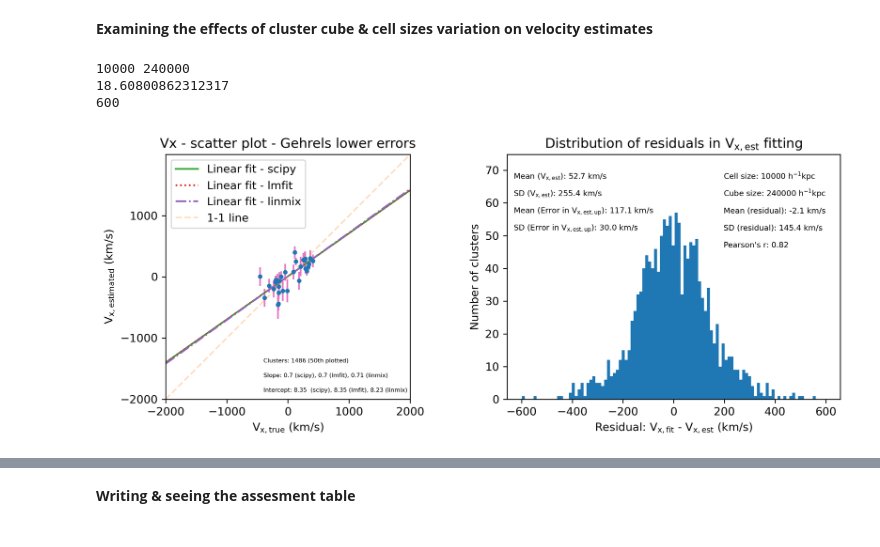
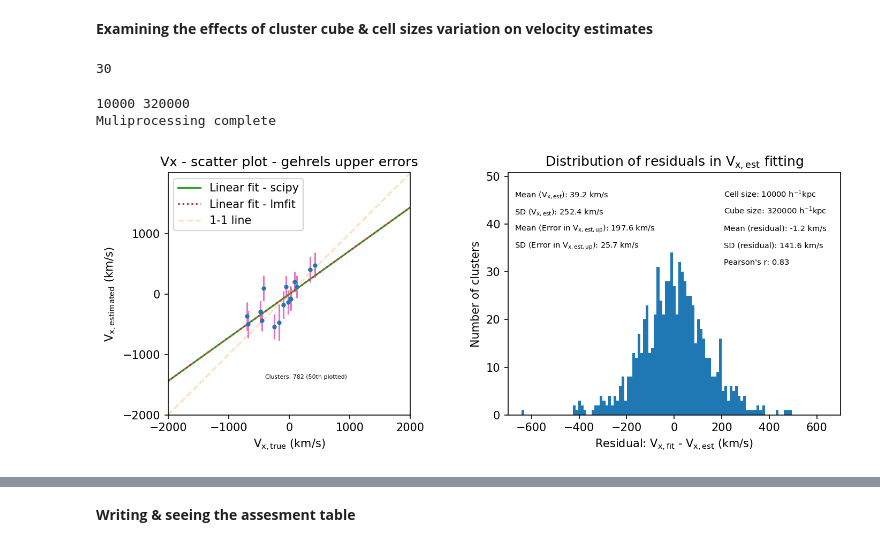
Before and after one commit to awaismirza92/velocity-reconstruction-and-kinetic-SZ, a Jupyter notebook: codes/velocity-reconstruction-orig-sim-box.ipynb, the cells around one changed output, grey strips where cells are left out. Drawn from its saved outputs; the diff is of its cells as text; code cells hidden in the pictures.

```diff
--- a/codes/velocity-reconstruction-orig-sim-box.ipynb
+++ b/codes/velocity-reconstruction-orig-sim-box.ipynb
@@ -304,3 +370,11 @@ def vel_terms_calc(cell_size, clus_cube_size):
     numer_z = Rcell_z - Rclus_z
 
     return (dy_cubed, numer_x, numer_y, numer_z, denom)
+# %%
+dist = np.random.randint(10, size = (4,4,4))
+print(dist.size)
+mask = dist < 5
+print(mask)
+dist = dist[dist < 5]
+print(dist.size)
+print(dist)
@@ -654,7 +756,7 @@ def plotting_func(df_clusters_est_err, cell_size, clus_cube_size_actual, error_t
 
         param_x_lmfit = lmfit_func(df_clusters_est_err, df_clusters_est_err['vx_est_up_err[km/s]'])
 
-        param_x_linmix = linmix_func(df_clusters_est_err, df_clusters_est_err['vx_est_up_err[km/s]'])
+#         param_x_linmix = linmix_func(df_clusters_est_err, df_clusters_est_err['vx_est_up_err[km/s]'])
 
     if error_type == 'gehrels_low':
         plt.errorbar(df_clusters_est_err['vx[km/s]'][::cluster_jump], df_clusters_est_err['vx_est[km/s]'][::cluster_jump],
@@ -680,15 +782,15 @@ def plotting_func(df_clusters_est_err, cell_size, clus_cube_size_actual, error_t
     plt.plot(x_range, fit_func(x_range, *param_x_lmfit), label = 'Linear fit - lmfit', c = 'C3', ls = 'dotted')
 
 #     param_x_linmix = lm.chain['beta'][-500:].mean(), lm.chain['alpha'][-500:].mean()
-    plt.plot(x_range, fit_func(x_range, *param_x_linmix), label = 'Linear fit - linmix', c = 'C4', ls = 'dashdot')
+#     plt.plot(x_range, fit_func(x_range, *param_x_linmix), label = 'Linear fit - linmix', c = 'C4', ls = 'dashdot')
 
     plt.plot(x_range, x_range, label = '1-1 line', c = 'C1', alpha = 0.25, ls = 'dashed')
     plt.legend(loc = 'upper left')
 
-    plt.text(x_pos_text, 0.09, f'Slope: {param_x[0].round(2)} (scipy), {param_x_lmfit[0].round(2)} (lmfit), {param_x_linmix[0].round(2)} (linmix)',
-             transform=plt.gca().transAxes, fontsize = 0.75 * text_font_size)
-    plt.text(x_pos_text, 0.03, f'Intercept: {param_x[1].round(2)}  (scipy), {param_x_lmfit[1].round(2)} (lmfit), {param_x_linmix[1].round(2)} (linmix)',
-             transform=plt.gca().transAxes, fontsize = 0.75 * text_font_size)
+#     plt.text(x_pos_text, 0.09, f'Slope: {param_x[0].round(2)} (scipy), {param_x_lmfit[0].round(2)} (lmfit), {param_x_linmix[0].round(2)} (linmix)',
+#              transform=plt.gca().transAxes, fontsize = 0.75 * text_font_size)
+#     plt.text(x_pos_text, 0.03, f'Intercept: {param_x[1].round(2)}  (scipy), {param_x_lmfit[1].round(2)} (lmfit), {param_x_linmix[1].round(2)} (linmix)',
+#              transform=plt.gca().transAxes, fontsize = 0.75 * text_font_size)
 
 
     plt.subplot(1,2,2)
@@ -754,25 +856,29 @@ def plotting_func(df_clusters_est_err, cell_size, clus_cube_size_actual, error_t
     return residuals_x, param_x[0]
 # %% [markdown]
 **Examining the effects of cluster cube & cell sizes variation on velocity estimates**
+# %%
+print(cores)
+# %% [output]
+30
 # %%
 %%time
 cell_size = 10000                      #h^-1 kpc, size of pixel or cell
 
 cube_cell_size_assess = pd.DataFrame(columns=['Cell Size', 'Act Cube Size', 'Cube Size Set', 'Clusters', 'Mean - Vx', 'Mean - Vy',
                                               'Mean - Vz', 'SD - Vx', 'SD - Vy', 'SD - Vz', 'm - Vx', 'm - Vy', 'm - Vz', 'r - Vx',
-                                              'r - Vy','r - Vz'])
+                                              'r - Vx_cube', 'r - Vy', 'r - Vy_cube', 'r - Vz', 'r - Vz_cube'])
 
 cube_cell_size_assess_no_round = pd.DataFrame(columns=['Cell Size', 'Act Cube Size', 'Cube Size Set', 'Clusters', 'Mean - Vx', 'Mean - Vy',
                                               'Mean - Vz', 'SD - Vx', 'SD - Vy', 'SD - Vz', 'm - Vx', 'm - Vy', 'm - Vz', 'r - Vx',
-                                              'r - Vy','r - Vz'])
+                                              'r - Vx_cube', 'r - Vy', 'r - Vy_cube', 'r - Vz', 'r - Vz_cube'])
 # error_type = 'sq_root'
-# error_type = 'gehrels_up'
-error_type = 'gehrels_low'
+error_type = 'gehrels_up'
+# error_type = 'gehrels_low'
 
 prop_type = 'sigma_method'
 # prop_type = 'value_method'
 
-for clus_cube_size in [240000]:
+for clus_cube_size in [320000]:
     for cell_size in [10000]:
 
 # for clus_cube_size in [160000, 200000, 240000, 280000, 320000]:
@@ -791,6 +897,8 @@ for clus_cube_size in [240000]:
 
         df_clusters = edge_clus_remover(clus_cube_size)
 
+#         df_clusters = df_clusters.sample(n = 1, random_state = state, replace = False)
+
         delta_gal_mean = delta_gal_mean_func(cell_size)
 
         vel_terms = vel_terms_calc(cell_size, clus_cube_size)
@@ -803,11 +911,16 @@ for clus_cube_size in [240000]:
         pool = multi.Pool(processes = cores)
         v_est = pool.starmap(clus_velocity_calc, clus_param)
 
+        print('Muliprocessing complete')
+
         df_clusters_est_err = df_clusters.copy()
 
         df_clusters_est_err['vx_est[km/s]']     = [i[0] for i in v_est]
         df_clusters_est_err['vy_est[km/s]']     = [i[1] for i in v_est]
         df_clusters_est_err['vz_est[km/s]']     = [i[2] for i in v_est]
+        df_clusters_est_err['vx_est_cube[km/s]']     = [i[12] for i in v_est]
+        df_clusters_est_err['vy_est_cube[km/s]']     = [i[13] for i in v_est]
+        df_clusters_est_err['vz_est_cube[km/s]']     = [i[14] for i in v_est]
 #         df_clusters_est_err['vx_est_err[km/s]'] = [i[3] for i in v_est]
 #         df_clusters_est_err['vy_est_err[km/s]'] = [i[4] for i in v_est]
 #         df_clusters_est_err['vz_est_err[km/s]'] = [i[5] for i in v_est]
@@ -840,51 +953,53 @@ for clus_cube_size in [240000]:
             df_clusters_est_err['vz_est_up_err[km/s]'] = [i[11] for i in v_est]
 
             df_clusters_est_err['vx_est_low_err[km/s]'] = [i[9] for i in v_est]
-            df_clusters_est_err['vy_est_low_err[km/s]'] = [i[9] for i in v_est]
-            df_clusters_est_err['vz_est_low_err[km/s]'] = [i[9] for i in v_est]
+            df_clusters_est_err['vy_est_low_err[km/s]'] = [i[10] for i in v_est]
+            df_clusters_est_err['vz_est_low_err[km/s]'] = [i[11] for i in v_est]
 
 #         residuals_x, residuals_y, residuals_z, slope_x, slope_y, slope_z = plotting_func(df_clusters_est_err, cell_size, clus_cube_size_actual)
         residuals_x, slope_x = plotting_func(df_clusters_est_err, cell_size, clus_cube_size_actual, error_type)
 
 #         cube_cell_size_assess = cube_cell_size_assess.append({'Cell Size': cell_size,
 #                 'Act Cube Size': clus_cube_size_actual,
 #                 'Cube Size Set': clus_cube_size,
 #                 'Clusters': len(df_clusters),
 #                 'Mean - Vx': round(np.mean(residuals_x),1),
 #                 'Mean - Vy': round(np.mean(residuals_y),1),
 #                 'Mean - Vz': round(np.mean(residuals_z),1),
 #                 'SD - Vx': round(np.std(residuals_x),1),
 #                 'SD - Vy': round(np.std(residuals_y),1),
 #                 'SD - Vz': round(np.std(residuals_z),1),
 #                 'm - Vx': round(slope_x, 2),
 #                 'm - Vy': round(slope_y, 2),
 #                 'm - Vz': round(slope_z, 2),
 #                 'r - Vx': round(np.corrcoef(df_clusters['vx[km/s]'], df_clusters_est_err['vx_est[km/s]'])[1,0],2),
 #                 'r - Vy': round(np.corrcoef(df_clusters['vy[km/s]'], df_clusters_est_err['vy_est[km/s]'])[1,0],2),
 #                 'r - Vz': round(np.corrcoef(df_clusters['vz[km/s]'], df_clusters_est_err['vz_est[km/s]'])[1,0],2)},
 #                 ignore_index=True)
 
-#         cube_cell_size_assess_no_round = cube_cell_size_assess_no_round.append({'Cell Size': cell_size,
-#                 'Act Cube Size': clus_cube_size_actual,
-#                 'Cube Size Set': clus_cube_size,
-#                 'Clusters': len(df_clusters),
+        cube_cell_size_assess_no_round = cube_cell_size_assess_no_round.append({'Cell Size': cell_size,
+                'Act Cube Size': clus_cube_size_actual,
+                'Cube Size Set': clus_cube_size,
+                'Clusters': len(df_clusters),
 #                 'Mean - Vx': np.mean(residuals_x),
 #                 'Mean - Vy': np.mean(residuals_y),
 #                 'Mean - Vz': np.mean(residuals_z),
 #                 'SD - Vx': np.std(residuals_x),
 #                 'SD - Vy': np.std(residuals_y),
 #                 'SD - Vz': np.std(residuals_z),
-#                 'm - Vx': slope_x,
+                'm - Vx': slope_x,
 #                 'm - Vy': slope_y,
 #                 'm - Vz': slope_z,
-#                 'r - Vx': np.corrcoef(df_clusters['vx[km/s]'], df_clusters_est_err['vx_est[km/s]'])[1,0],
-#                 'r - Vy': np.corrcoef(df_clusters['vy[km/s]'], df_clusters_est_err['vy_est[km/s]'])[1,0],
-#                 'r - Vz': np.corrcoef(df_clusters['vz[km/s]'], df_clusters_est_err['vz_est[km/s]'])[1,0]},
-#                 ignore_index=True)
+                'r - Vx': np.corrcoef(df_clusters['vx[km/s]'], df_clusters_est_err['vx_est[km/s]'])[1,0],
+                'r - Vx_cube': np.corrcoef(df_clusters['vx[km/s]'], df_clusters_est_err['vx_est_cube[km/s]'])[1,0],
+                'r - Vy': np.corrcoef(df_clusters['vy[km/s]'], df_clusters_est_err['vy_est[km/s]'])[1,0],
+                'r - Vy_cube': np.corrcoef(df_clusters['vy[km/s]'], df_clusters_est_err['vy_est_cube[km/s]'])[1,0],
+                'r - Vz': np.corrcoef(df_clusters['vz[km/s]'], df_clusters_est_err['vz_est[km/s]'])[1,0],
+                'r - Vz_cube': np.corrcoef(df_clusters['vz[km/s]'], df_clusters_est_err['vz_est_cube[km/s]'])[1,0]},
+                ignore_index=True)
 
         clus_cube_size = clus_cube_size_actual
 # %% [output]
-10000 240000
-18.60800862312317
-600
+10000 320000
+Muliprocessing complete
-[figure, old version]
+[figure, new version]
```
Also changed, not shown: parts of 16 cells of this notebook.
